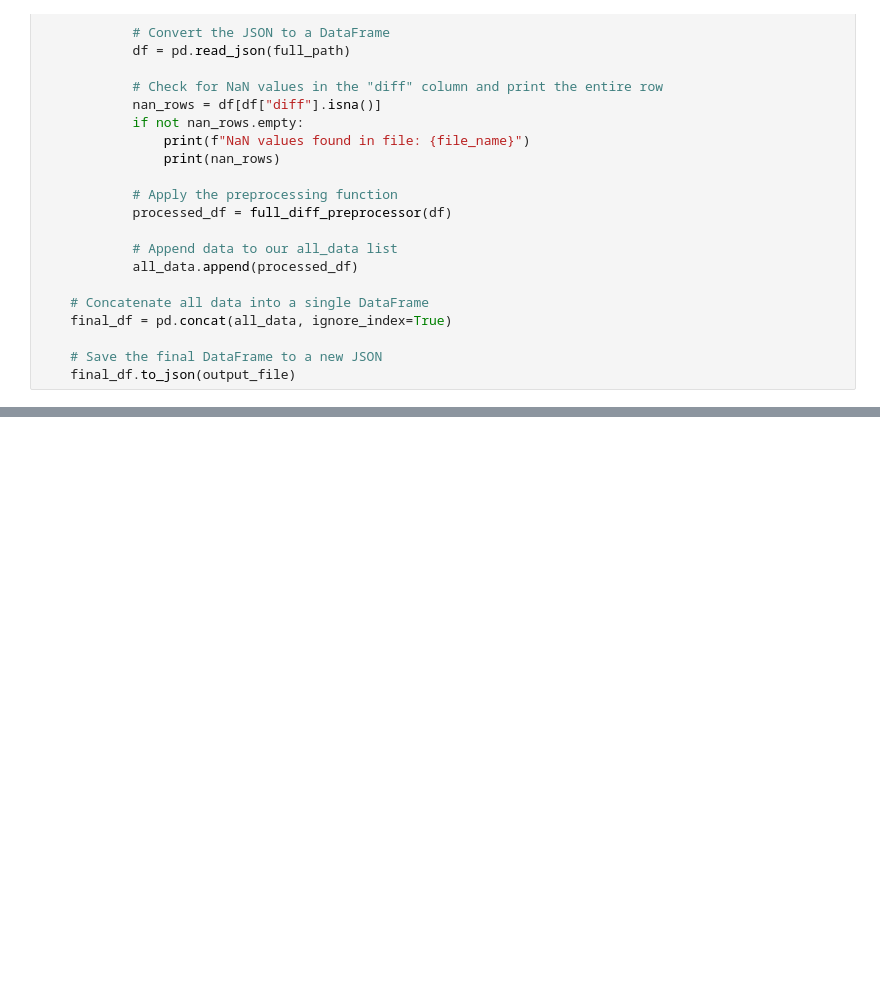
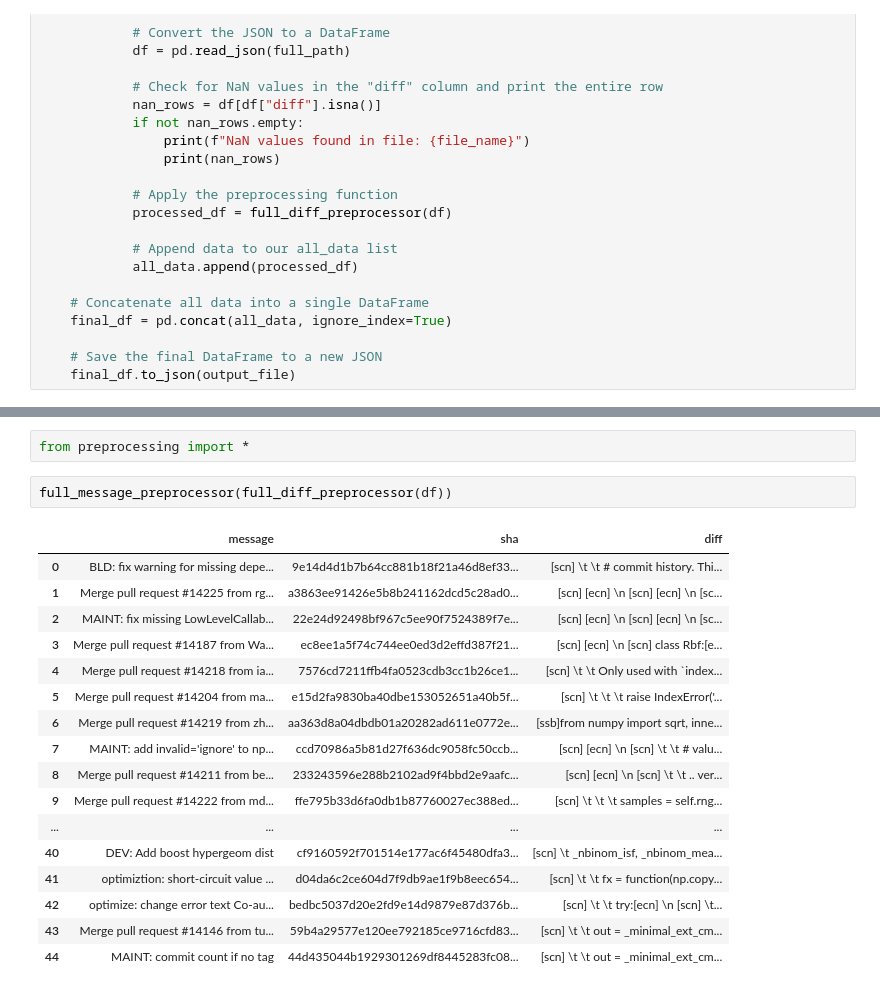
Before and after one commit to OmarKarame/CodeTech-Engine-Data-Science, a Jupyter notebook: Notebooks/ethan_github_set_api.ipynb, the cells around one changed output, grey strips where cells are left out. Drawn from its saved outputs; the diff is of its cells as text; blank space fills up the shorter version.

```diff
--- a/Notebooks/ethan_github_set_api.ipynb
+++ b/Notebooks/ethan_github_set_api.ipynb
@@ -1392,0 +1443,22 @@ pd.read_json("test_output.csv")
+# %%
+from preprocessing import *
+# %%
+full_message_preprocessor(full_diff_preprocessor(df))
+# %% [output]
+|  | message | sha | diff |
+| 0 | BLD: fix warning for missing depe... | 9e14d4d1b7b64cc881b18f21a46d8ef33... | [scn] \t \t # commit history. Thi... |
+| 1 | Merge pull request #14225 from rg... | a3863ee91426e5b8b241162dcd5c28ad0... | [scn] [ecn] \n [scn] [ecn] \n [sc... |
+| 2 | MAINT: fix missing LowLevelCallab... | 22e24d92498bf967c5ee90f7524389f7e... | [scn] [ecn] \n [scn] [ecn] \n [sc... |
+| 3 | Merge pull request #14187 from Wa... | ec8ee1a5f74c744ee0ed3d2effd387f21... | [scn] [ecn] \n [scn] class Rbf:[e... |
+| 4 | Merge pull request #14218 from ia... | 7576cd7211ffb4fa0523cdb3cc1b26ce1... | [scn] \t \t Only used with `index... |
+| 5 | Merge pull request #14204 from ma... | e15d2fa9830ba40dbe153052651a40b5f... | [scn] \t \t \t raise IndexError('... |
+| 6 | Merge pull request #14219 from zh... | aa363d8a04dbdb01a20282ad611e0772e... | [ssb]from numpy import sqrt, inne... |
+| 7 | MAINT: add invalid='ignore' to np... | ccd70986a5b81d27f636dc9058fc50ccb... | [scn] [ecn] \n [scn] \t \t # valu... |
+| 8 | Merge pull request #14211 from be... | 233243596e288b2102ad9f4bbd2e9aafc... | [scn] [ecn] \n [scn] \t \t .. ver... |
+| 9 | Merge pull request #14222 from md... | ffe795b33d6fa0db1b87760027ec388ed... | [scn] \t \t \t samples = self.rng... |
+| ... | ... | ... | ... |
+| 40 | DEV: Add boost hypergeom dist | cf9160592f701514e177ac6f45480dfa3... | [scn] \t _nbinom_isf, _nbinom_mea... |
+| 41 | optimiztion: short-circuit value ... | d04da6c2ce604d7f9db9ae1f9b8eec654... | [scn] \t \t fx = function(np.copy... |
+| 42 | optimize: change error text Co-au... | bedbc5037d20e2fd9e14d9879e87d376b... | [scn] \t \t try:[ecn] \n [scn] \t... |
+| 43 | Merge pull request #14146 from tu... | 59b4a29577e120ee792185ce9716cfd83... | [scn] \t \t out = _minimal_ext_cm... |
+| 44 | MAINT: commit count if no tag | 44d435044b1929301269df8445283fc08... | [scn] \t \t out = _minimal_ext_cm... |
```
Also changed, not shown: parts of 6 cells of this notebook, 5 other files.
